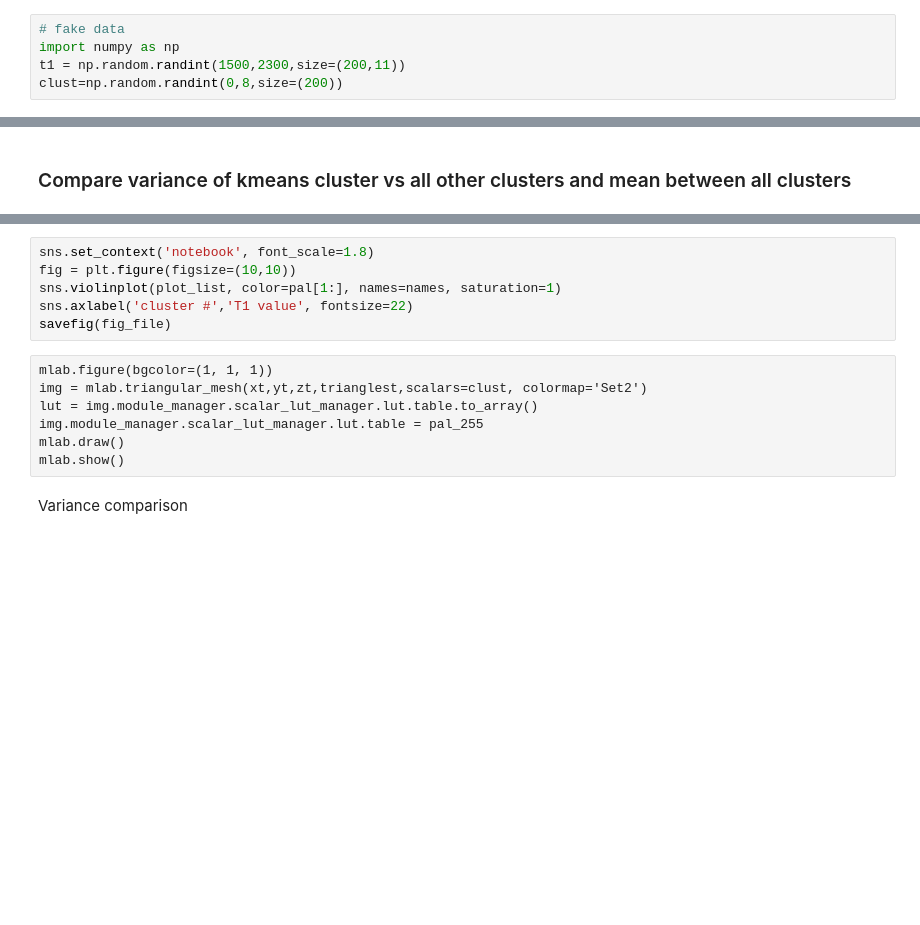
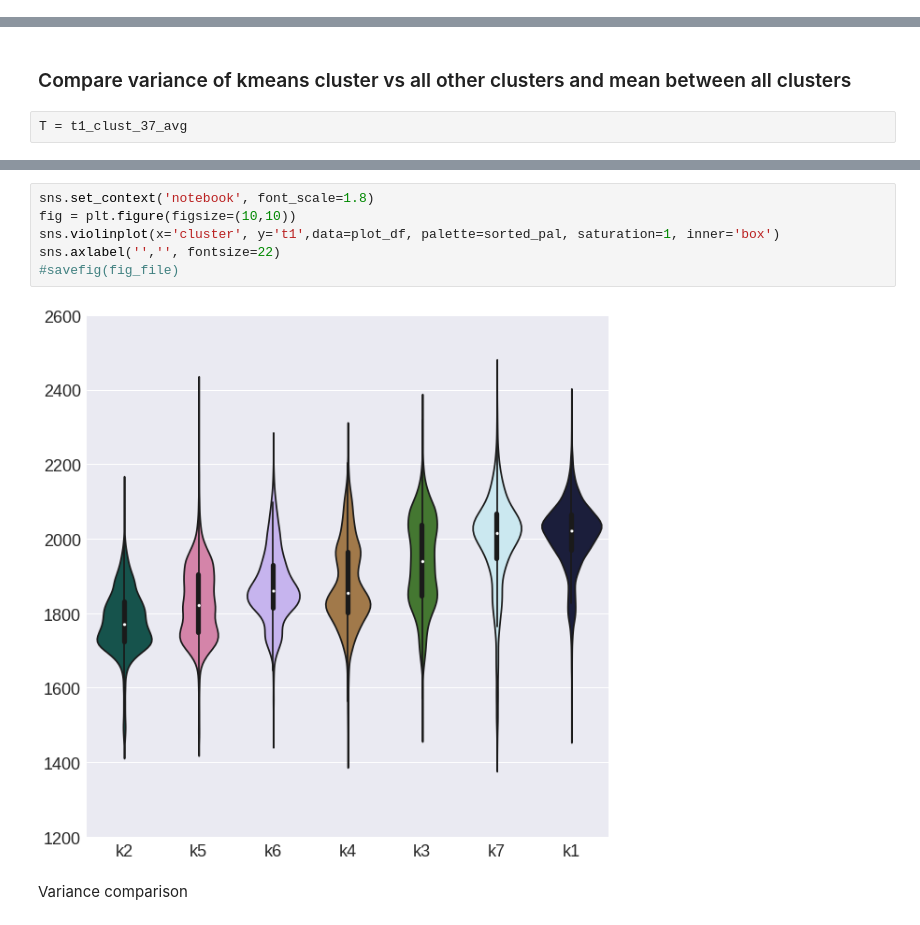
Before and after one commit to juhuntenburg/myelinconnect, a Jupyter notebook: notebooks/t1_full_cluster_group.ipynb, the cells around one changed output, grey strips where cells are left out. Drawn from its saved outputs; the diff is of its cells as text; blank space fills up the shorter version.

```diff
--- a/notebooks/t1_full_cluster_group.ipynb
+++ b/notebooks/t1_full_cluster_group.ipynb
@@ -60,11 +74,6 @@ lut = img.module_manager.scalar_lut_manager.lut.table.to_array()
 img.module_manager.scalar_lut_manager.lut.table = pal_255
 mlab.draw()
 mlab.show()
-# %%
-# fake data
-import numpy as np
-t1 = np.random.randint(1500,2300,size=(200,11))
-clust=np.random.randint(0,8,size=(200))
 # %% [markdown]
 ### Get T1 values in all clusters
 # %%
@@ -93,5 +109,7 @@ for c in range(int(clust.max()+1)):
 # %% [markdown]
 ### Compare variance of kmeans cluster vs all other clusters and mean between all clusters
+# %%
+T = t1_clust_37_avg
 # %%
 levene_array=np.zeros((6,int(clust.max())))
 col=[]
@@ -162,16 +185,11 @@ sns.palplot(pal)
 # %%
 sns.set_context('notebook', font_scale=1.8)
 fig = plt.figure(figsize=(10,10))
-sns.violinplot(plot_list, color=pal[1:], names=names, saturation=1)
-sns.axlabel('cluster #','T1 value', fontsize=22)
-savefig(fig_file)
+sns.violinplot(x='cluster', y='t1',data=plot_df, palette=sorted_pal, saturation=1, inner='box')
+sns.axlabel('','', fontsize=22)
+#savefig(fig_file)
+# %% [output]
+[figure, added]
-# %% [raw]
-mlab.figure(bgcolor=(1, 1, 1))
-img = mlab.triangular_mesh(xt,yt,zt,trianglest,scalars=clust, colormap='Set2')
-lut = img.module_manager.scalar_lut_manager.lut.table.to_array()
-img.module_manager.scalar_lut_manager.lut.table = pal_255
-mlab.draw()
-mlab.show()
 # %% [markdown]
 Variance comparison
 # %%
```
Also changed, not shown: parts of 21 cells of this notebook, 1 other file.
